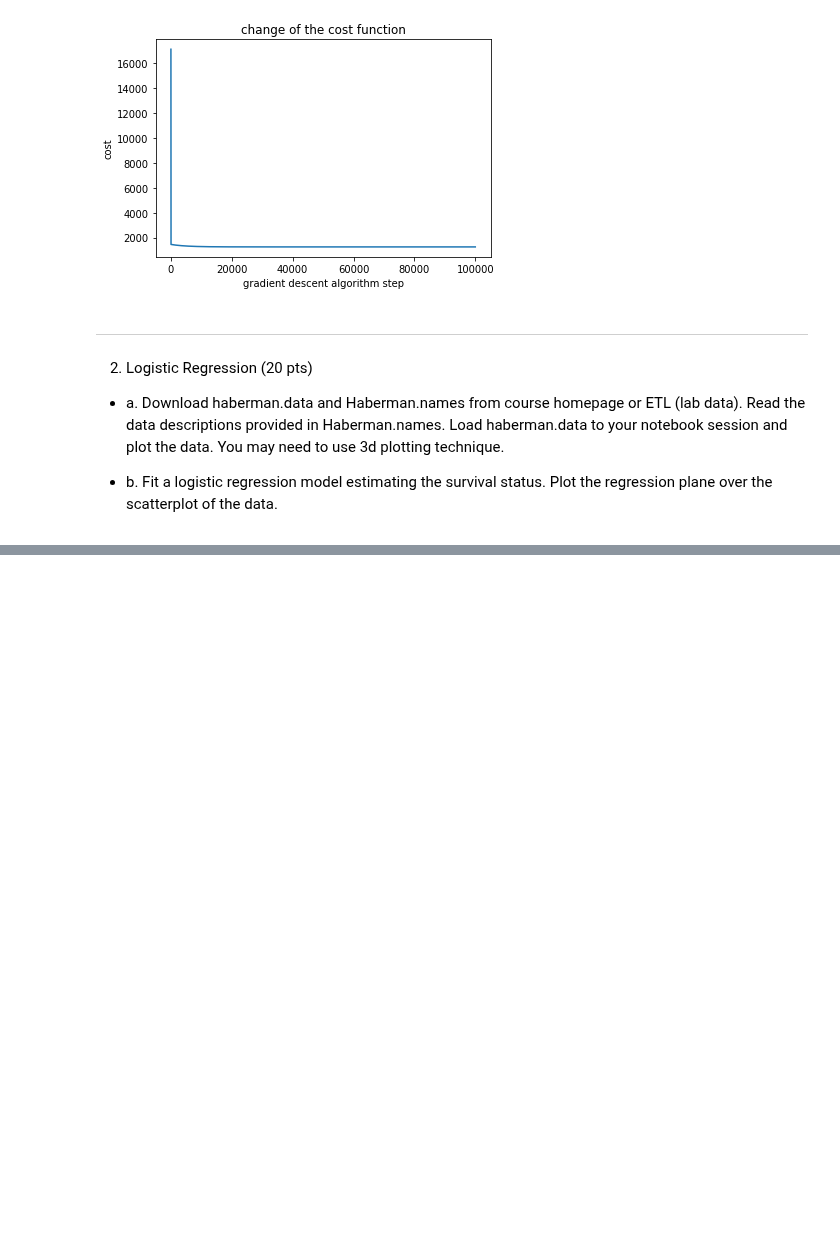
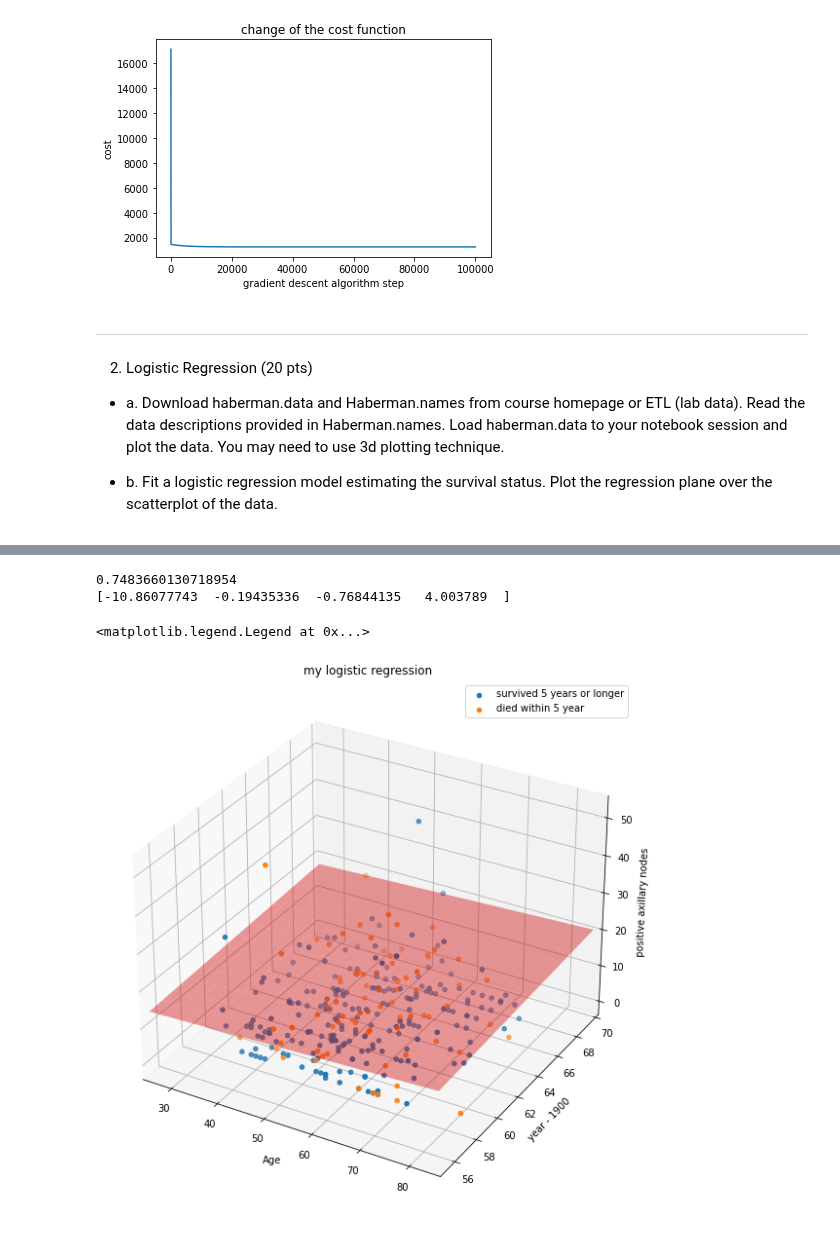
Before and after one commit to changwoonchoi/cl2020, a Jupyter notebook: as_5/assignment05.ipynb, the cells around one changed output, grey strips where cells are left out. Drawn from its saved outputs; the diff is of its cells as text; code cells hidden in the pictures; blank space fills up the shorter version.

```diff
--- a/as_5/assignment05.ipynb
+++ b/as_5/assignment05.ipynb
@@ -165,0 +228,36 @@ plt.show()
+# %%
+model = myLogisticRegression(lr=0.05, num_iter=1000000)
+model.fit(x,y)
+# %%
+# b)
+preds = model.predict(x, 0.5)
+print((preds==y).mean())
+print(model.theta)
+
+fig = plt.figure(figsize=(10,10))
+ax = fig.gca(projection='3d')
+
+ax.scatter(survived.iloc[:, 0], survived.iloc[:, 1], survived.iloc[:, 2],
+           label = 'survived 5 years or longer')
+ax.scatter(died.iloc[:, 0], died.iloc[:, 1], died.iloc[:, 2],
+           label='died within 5 year')
+
+z = lambda x, y: (-model.theta[0] - np.dot(model.theta[1], x)
+                  - np.dot(model.theta[2], y)) / model.theta[3]
+
+tmp1 = np.linspace(25, 85, 60)
+tmp2 = np.linspace(55, 70, 15)
+a, b = np.meshgrid(tmp1, tmp2)
+ax.plot_surface(a, b, z(a,b), alpha=0.4, color='red')
+ax.set_xlabel('Age')
+ax.set_ylabel('year - 1900')
+ax.set_zlabel('positive axillary nodes')
+ax.set_xlim(25, 85)
+ax.set_ylim(55,70)
+ax.set_title('my logistic regression')
+ax.legend()
+# %% [output]
+0.7483660130718954
+[-10.86077743  -0.19435336  -0.76844135   4.003789  ]
+<matplotlib.legend.Legend at 0x...>
+[figure, added]
```
Also changed, not shown: parts of 6 cells of this notebook.
